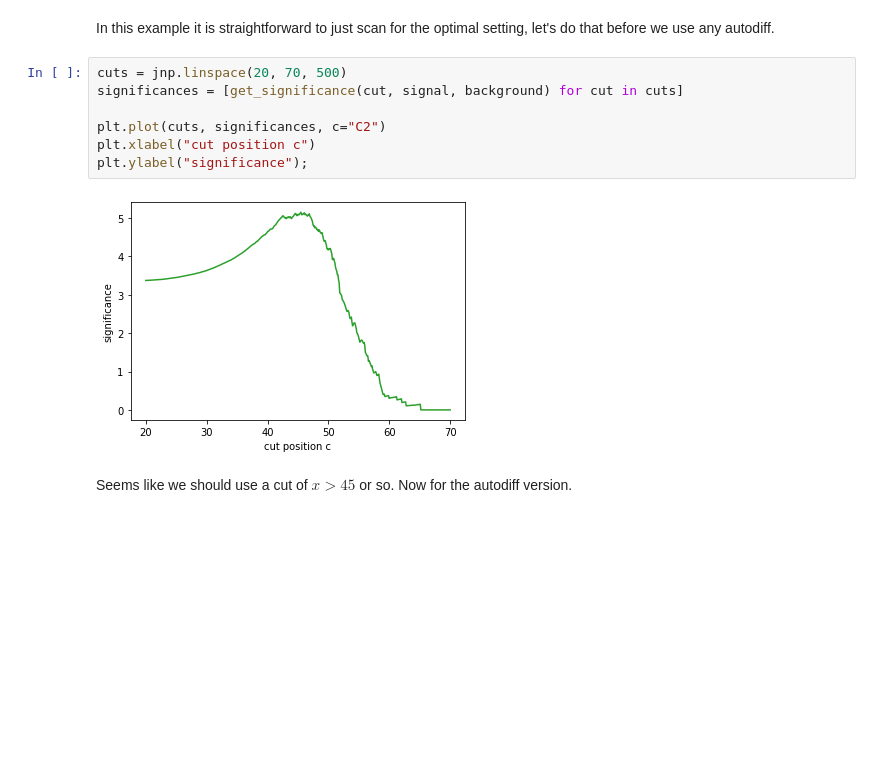
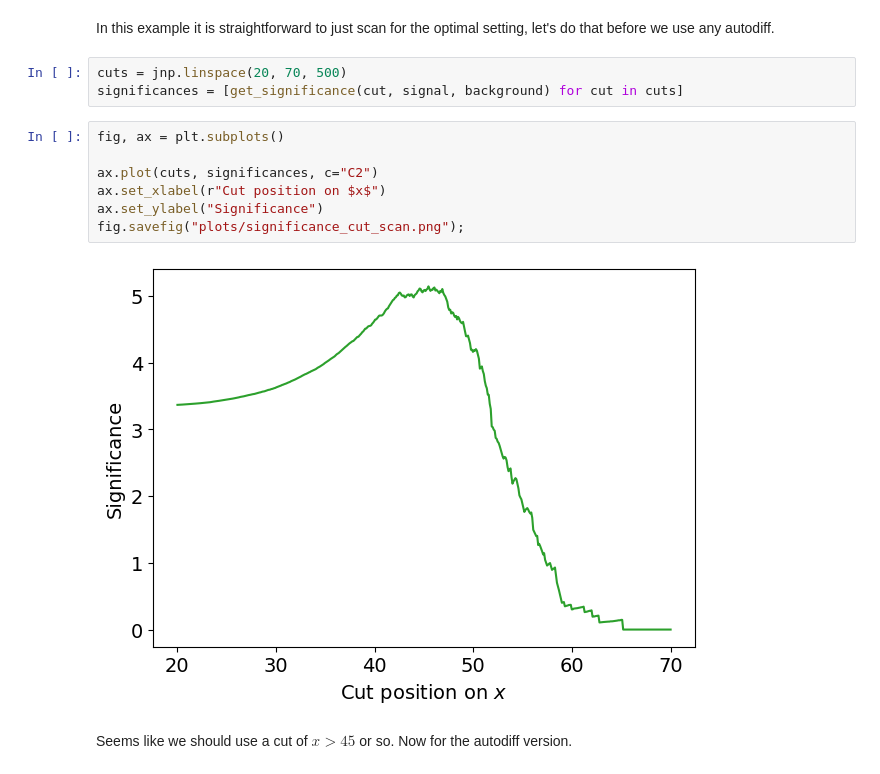
Before and after one commit to matthewfeickert/talk-Argonne-lunch-seminar, a Jupyter notebook: example_code/significance_optimization.ipynb, the cells around one changed output. Drawn from its saved outputs; the diff is of its cells as text; blank space fills up the shorter version.

```diff
--- a/example_code/significance_optimization.ipynb
+++ b/example_code/significance_optimization.ipynb
@@ -83,12 +83,15 @@ In this example it is straightforward to just scan for the optimal setting, let'
 # %%
 cuts = jnp.linspace(20, 70, 500)
 significances = [get_significance(cut, signal, background) for cut in cuts]
-
-plt.plot(cuts, significances, c="C2")
-plt.xlabel("cut position c")
-plt.ylabel("significance");
-# %% [output]
-[figure, removed]
+# %%
+fig, ax = plt.subplots()
+
+ax.plot(cuts, significances, c="C2")
+ax.set_xlabel(r"Cut position on $x$")
+ax.set_ylabel("Significance")
+fig.savefig("plots/significance_cut_scan.png");
+# %% [output]
+[figure, added]
 # %% [markdown]
 Seems like we should use a cut of $x>45$ or so.
 Now for the autodiff version.
```
Also changed, not shown: parts of 11 cells of this notebook, 1 other file.
